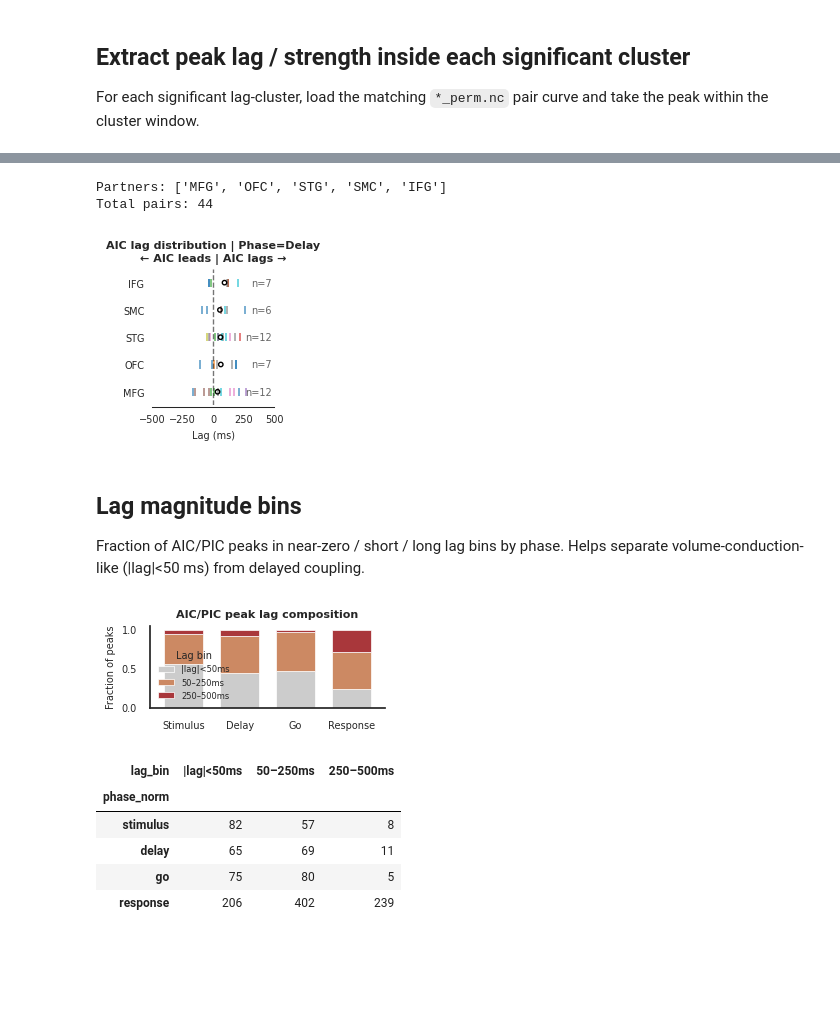
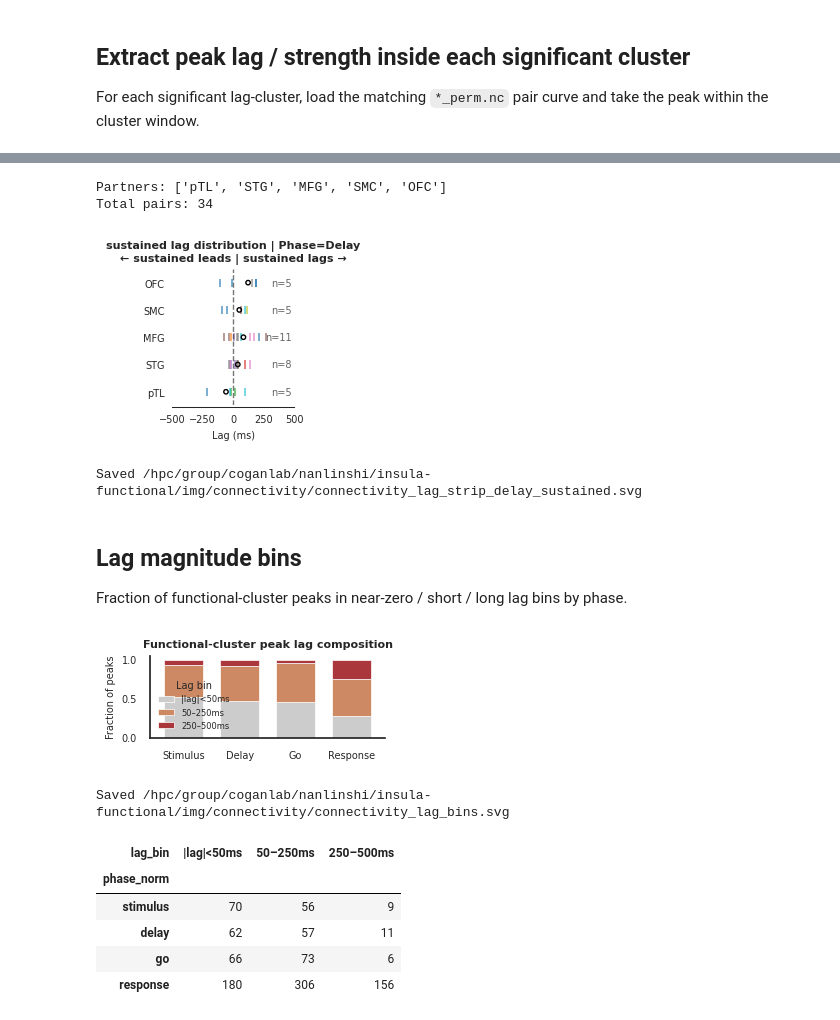
Before and after one commit to shinanlin/insula, a Jupyter notebook: notebooks/connectivity.ipynb, the cells around one changed output, grey strips where cells are left out. Cells and saved outputs as stored; diff of their text form; code cells hidden in the pictures; blank space fills up the shorter version.

```diff
--- a/notebooks/connectivity.ipynb
+++ b/notebooks/connectivity.ipynb
@@ -218,6 +301,7 @@ sig_roi_df = (
                 "x": "source_x",
                 "y": "source_y",
                 "z": "source_z",
+                "functional_cluster": "source_cluster",
             }
         ),
         on="source_channel",
@@ -232,6 +316,7 @@ sig_roi_df = (
                 "x": "target_x",
                 "y": "target_y",
                 "z": "target_z",
+                "functional_cluster": "target_cluster",
             }
         ),
         on="target_channel",
@@ -242,5 +327,12 @@ sig_roi_df = (
 print("sig rows:", len(sig_roi_df))
 print("missing source_roi:", sig_roi_df["source_roi"].isna().sum())
 print("missing target_roi:", sig_roi_df["target_roi"].isna().sum())
+print(
+    "NMF-assigned ends:",
+    int(sig_roi_df["source_cluster"].notna().sum()),
+    "(source) /",
+    int(sig_roi_df["target_cluster"].notna().sum()),
+    "(target)",
+)
 sig_roi_df.head()
 # %% [output]
@@ -331,6 +424,8 @@ for _, row in tqdm(sig.iterrows(), total=len(sig), desc="extract peaks"):
             "target_channel": row["target_channel"],
             "source_roi": row.get("source_roi"),
             "target_roi": row.get("target_roi"),
+            "source_cluster": row.get("source_cluster"),
+            "target_cluster": row.get("target_cluster"),
             "source_hemi": row.get("source_hemi"),
             "target_hemi": row.get("target_hemi"),
             "lag_start_s": lag_start,
@@ -356,7 +451,9 @@ peaks_df = peaks_df_raw[
 print(f"Total significant clusters (raw): {len(peaks_df_raw)}")
 print(f"After filter peak_val>={MIN_PEAK_VAL} & |lag|<={MAX_ABS_LAG_S}s: {len(peaks_df)}")
 print(f"Near-zero peaks (|lag|<0.05s): {peaks_df['is_near_zero'].sum()}")
-print(f"Skipped missing nc / pair_idx / empty / nan: "
-      f"{n_skip_missing_nc} / {n_skip_pair_idx} / {n_skip_empty_window} / {n_skip_all_nan}")
+print(
+    "Skipped missing nc / pair_idx / empty / nan: "
+    f"{n_skip_missing_nc} / {n_skip_pair_idx} / {n_skip_empty_window} / {n_skip_all_nan}"
+)
 peaks_df.head()
 # %% [output]
@@ -556,6 +689,7 @@ Open circles = subject-balanced center lag per partner ROI.
 # %%
 phase_keep = "delay"
-focus_roi = "AIC"
+focus_cluster = "sustained_ramping"
+focus_label = CLUSTER_LABELS[focus_cluster]
 top_k_lag = 5
 min_lag_ms = 5
 
@@ -570,15 +704,17 @@ df = df[
     & (df["phase_norm"] == phase_keep)
 ].copy()
 
-mask = (df["source_roi"] == focus_roi) | (df["target_roi"] == focus_roi)
+mask = (df["source_cluster"] == focus_cluster) | (df["target_cluster"] == focus_cluster)
 df = df[mask].copy()
-df = df[~((df["source_roi"] == focus_roi) & (df["target_roi"] == focus_roi))].copy()
+df = df[
+    ~((df["source_cluster"] == focus_cluster) & (df["target_cluster"] == focus_cluster))
+].copy()
 
 df["partner_roi"] = np.where(
-    df["source_roi"] == focus_roi, df["target_roi"], df["source_roi"]
+    df["source_cluster"] == focus_cluster, df["target_roi"], df["source_roi"]
 )
 df["lag_focus_leads"] = np.where(
-    df["source_roi"] == focus_roi,
+    df["source_cluster"] == focus_cluster,
     df["peak_lag_s"],
     -df["peak_lag_s"],
 )
@@ -633,52 +769,66 @@ for _, r in center_df.iterrows():
         r["center_lag"] * 1000,
         partner_to_y[r["partner_roi"]],
         s=10, marker="o",
         facecolor="None", edgecolor="black", linewidth=1, zorder=6,
     )
 
 ax.axvline(0, color="k", ls="--", lw=1, alpha=0.6)
 ax.set_yticks(range(len(partner_order)))
 ax.set_yticklabels(partner_order, fontsize=7)
 ax.set_xlabel("Lag (ms)", fontsize=7)
 ax.set_xlim(-500, 500)
 ax.set_ylim(-0.5, len(partner_order) - 0.5)
 ax.tick_params(labelsize=7, width=0.75, length=2)
 for spine in ax.spines.values():
     spine.set_linewidth(0.75)
 
 for partner in partner_order:
     n = len(agg_lag[agg_lag["partner_roi"] == partner])
     ax.text(480, partner_to_y[partner], f"n={n}", ha="right", va="center", fontsize=7, color="#666")
 
 ax.set_title(
-    f"{focus_roi} lag distribution | Phase={phase_keep.capitalize()}\n"
-    f"← {focus_roi} leads | {focus_roi} lags →",
+    (
+        f"{focus_label} lag distribution | Phase={phase_keep.capitalize()}"
+        + "\n"
+        + f"← {focus_label} leads | {focus_label} lags →"
+    ),
     fontsize=8, fontweight="bold",
 )
 sns.despine(ax=ax, left=True, offset=1, trim=True)
 ax.tick_params(left=False)
 
 print(f"Partners: {partner_order}")
 print(f"Total pairs: {len(agg_lag)}")
 plt.show()
+
+save_svg(fig, IMG_DIR / 'connectivity_lag_strip_delay_sustained')
+print('Saved', IMG_DIR / 'connectivity_lag_strip_delay_sustained.svg')
 # %% [output]
-Partners: ['MFG', 'OFC', 'STG', 'SMC', 'IFG']
-Total pairs: 44
+Partners: ['pTL', 'STG', 'MFG', 'SMC', 'OFC']
+Total pairs: 34
-[figure, old version]
+[figure, new version]
+Saved /hpc/group/coganlab/nanlinshi/insula-functional/img/connectivity/connectivity_lag_strip_delay_sustained.svg
 # %% [markdown]
 ## Lag magnitude bins
 
-Fraction of AIC/PIC peaks in near-zero / short / long lag bins by phase.
-Helps separate volume-conduction-like (|lag|<50 ms) from delayed coupling.
+Fraction of functional-cluster peaks in near-zero / short / long lag bins by phase.
 # %%
 df = peaks_df.copy()
 df["source_roi"] = df["source_roi"].replace(ROI_MAP)
 df["target_roi"] = df["target_roi"].replace(ROI_MAP)
 df["phase_norm"] = df["phase"].astype(str).str.lower().str.strip()
 
-focus_mask = df["source_roi"].isin(FOCUS_ROIS) | df["target_roi"].isin(FOCUS_ROIS)
+focus_mask = (
+    df["source_cluster"].isin(FOCUS_CLUSTERS)
+    | df["target_cluster"].isin(FOCUS_CLUSTERS)
+)
 df = df[focus_mask & df["phase_norm"].isin(PHASES)].copy()
-df = df[~((df["source_roi"].isin(FOCUS_ROIS)) & (df["target_roi"].isin(FOCUS_ROIS)))].copy()
+df = df[
+    ~(
+        df["source_cluster"].isin(FOCUS_CLUSTERS)
+        & df["target_cluster"].isin(FOCUS_CLUSTERS)
+    )
+].copy()
 
 abs_lag = df["peak_lag_s"].abs()
 df["lag_bin"] = pd.cut(
@@ -711,18 +861,22 @@ ax.set_xlabel("")
 ax.set_xticklabels([p.capitalize() for p in PHASES], rotation=0, fontsize=7)
 ax.tick_params(labelsize=7)
 ax.legend(fontsize=6, frameon=False, title="Lag bin", title_fontsize=7)
-ax.set_title("AIC/PIC peak lag composition", fontsize=8, fontweight="bold")
+ax.set_title("Functional-cluster peak lag composition", fontsize=8, fontweight="bold")
 sns.despine(ax=ax)
 plt.tight_layout()
 plt.show()
 
+save_svg(fig, IMG_DIR / 'connectivity_lag_bins')
+print('Saved', IMG_DIR / 'connectivity_lag_bins.svg')
+
 display(counts.astype(int))
 # %% [output]
-[figure, old version]
+[figure, new version]
+Saved /hpc/group/coganlab/nanlinshi/insula-functional/img/connectivity/connectivity_lag_bins.svg
 | lag_bin | |lag|<50ms | 50–250ms | 250–500ms |
 | phase_norm |  |  |  |
-| stimulus | 82 | 57 | 8 |
-| delay | 65 | 69 | 11 |
-| go | 75 | 80 | 5 |
-| response | 206 | 402 | 239 |
+| stimulus | 70 | 56 | 9 |
+| delay | 62 | 57 | 11 |
+| go | 66 | 73 | 6 |
+| response | 180 | 306 | 156 |
 # %% [markdown]
```
Also changed, not shown: parts of 20 cells of this notebook, 14 other files.
